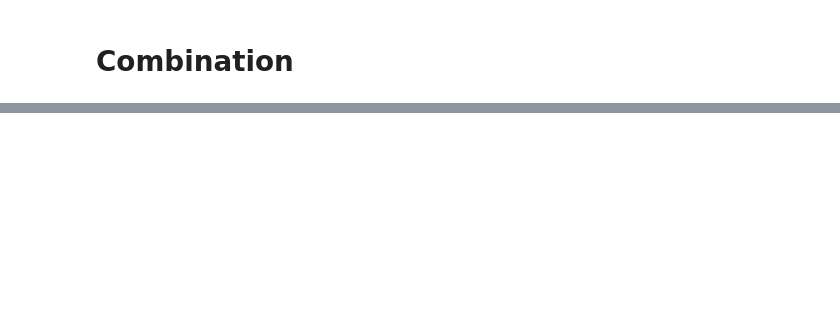
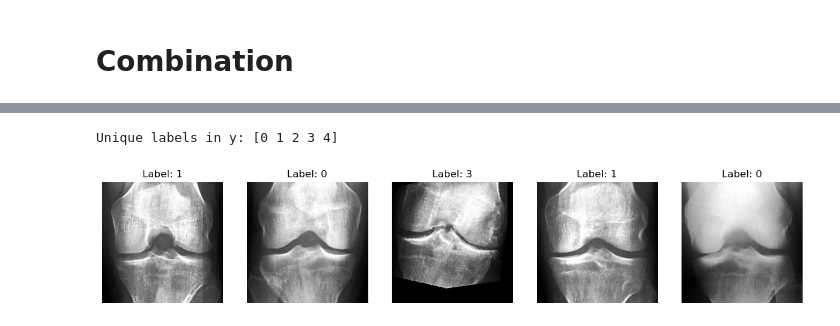
Before and after one commit to Ramachandra-2k96/Image_classification, a Jupyter notebook: Analysis.ipynb, the cells around one changed output, grey strips where cells are left out. Cells and saved outputs as stored; diff of their text form; code cells hidden in the pictures; blank space fills up the shorter version.

```diff
--- a/Analysis.ipynb
+++ b/Analysis.ipynb
@@ -129,0 +167,19 @@ array([[46, 51, 52, ..., 10, 10, 10],
+# %%
+print("Unique labels in y:", np.unique(y_train))
+# %% [output]
+Unique labels in y: [0 1 2 3 4]
+# %%
+import matplotlib.pyplot as plt
+
+# Plot random images with labels to check preprocessing
+num_samples = 5
+plt.figure(figsize=(15, 3))
+for i in range(num_samples):
+    idx = np.random.randint(0, len(X_train))
+    plt.subplot(1, num_samples, i + 1)
+    plt.imshow(X_train[idx], cmap='gray')
+    plt.title(f"Label: {y_train[idx]}")
+    plt.axis('off')
+plt.show()
+# %% [output]
+[figure, added]
```
Also changed, not shown: parts of 8 cells of this notebook, 3 other files.
